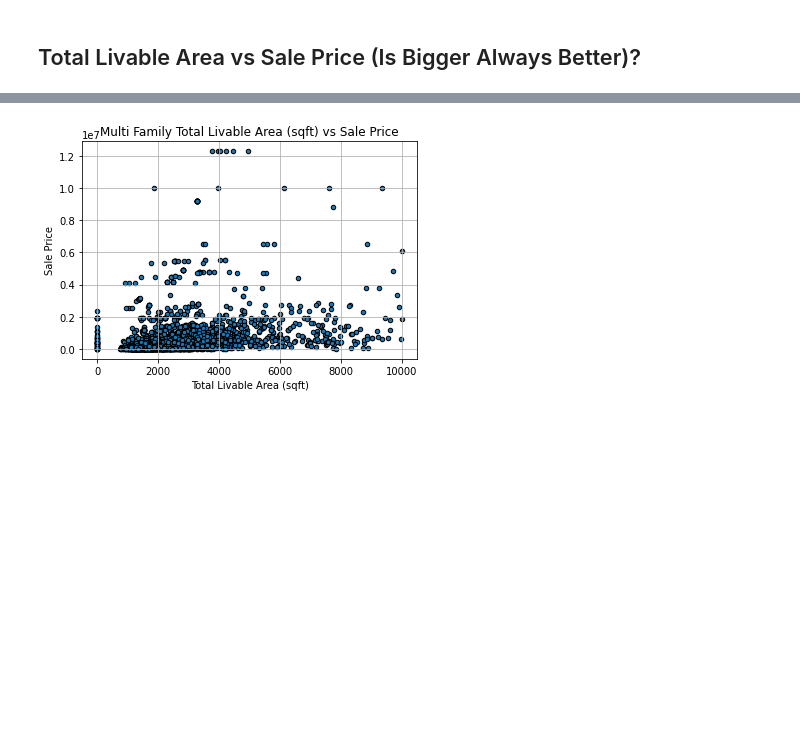
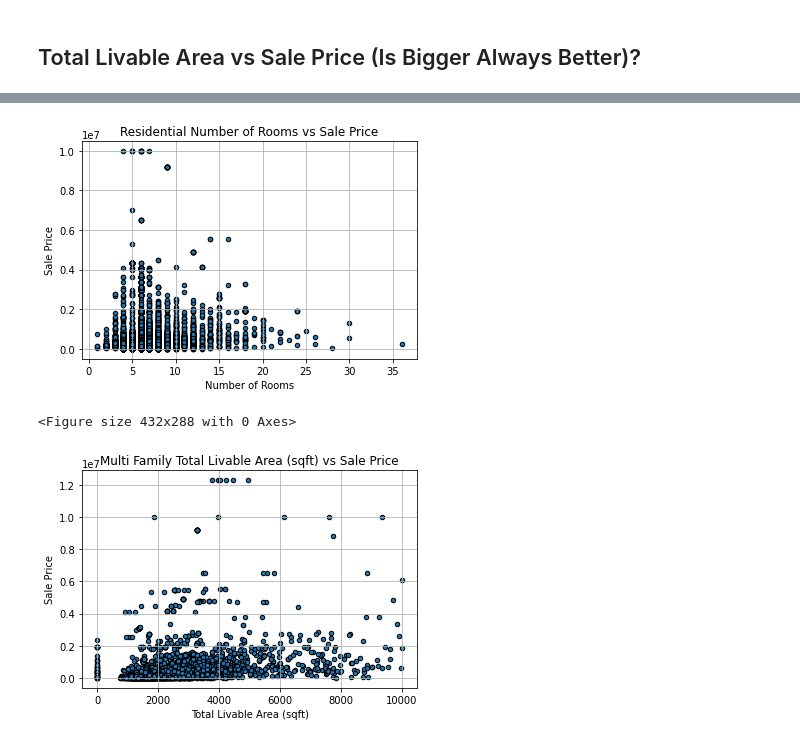
Before and after one commit to jeremybar32093/covid_recovery_analysis, a Jupyter notebook: scatter_plots.ipynb, the cells around one changed output, grey strips where cells are left out. Drawn from its saved outputs; the diff is of its cells as text; code cells hidden in the pictures; blank space fills up the shorter version.

```diff
--- a/scatter_plots.ipynb
+++ b/scatter_plots.ipynb
@@ -45,3 +49,28 @@ plt.tight_layout()
+# %%
+# Create scatter plot for relationship number of rooms and sale price
+# Residential zoning, < 10000 sq ft
+# Create scatter plot for relationship between total liveable area and sale price
+# Residential zoning, < 10000 sq ft
+
+zoning_list = ['RM1','RM2','RM3','RM4','RMX1','RMX2','RMX3','RSA1','RSA2','RSA3','RSA4','RSA5','RSD1','RSD2','RSD3','RTA1']
+
+
+# Only analyze single family
+residential_zoning_df = housing_df.loc[(housing_df['total_livable_area'] <= 10000)&
+                                       (housing_df['zoning'].isin(zoning_list))&
+                                       (housing_df['number_of_rooms'] > 0),:]
+
+# 1.) Create figure and plot
+number_rooms_vs_price_single_scatter = residential_zoning_df.plot.scatter(x='number_of_rooms',y='sale_price',grid=True,edgecolors='black')
+number_rooms_vs_price_single_scatter.set_xlabel("Number of Rooms")
+number_rooms_vs_price_single_scatter.set_ylabel("Sale Price")
+number_rooms_vs_price_single_scatter.set_title("Residential Number of Rooms vs Sale Price")
+
+plt.show()
+plt.tight_layout()
+# %% [output]
+[figure, added]
+<Figure size 432x288 with 0 Axes>
 # %%
 # Create scatter plot for relationship between total liveable area and sale price
 
```
Also changed, not shown: parts of 2 cells of this notebook.
